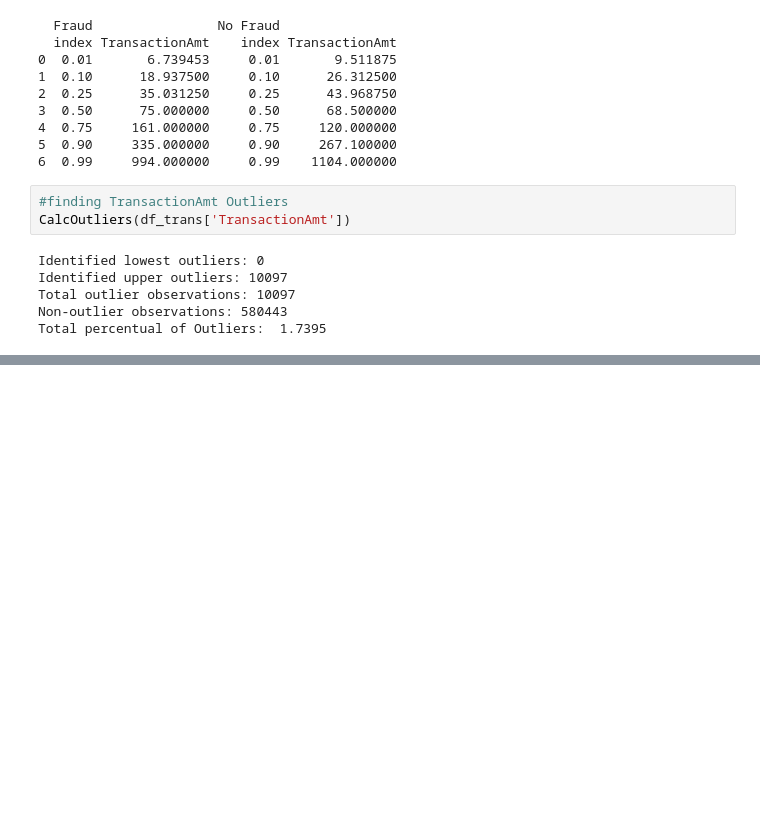
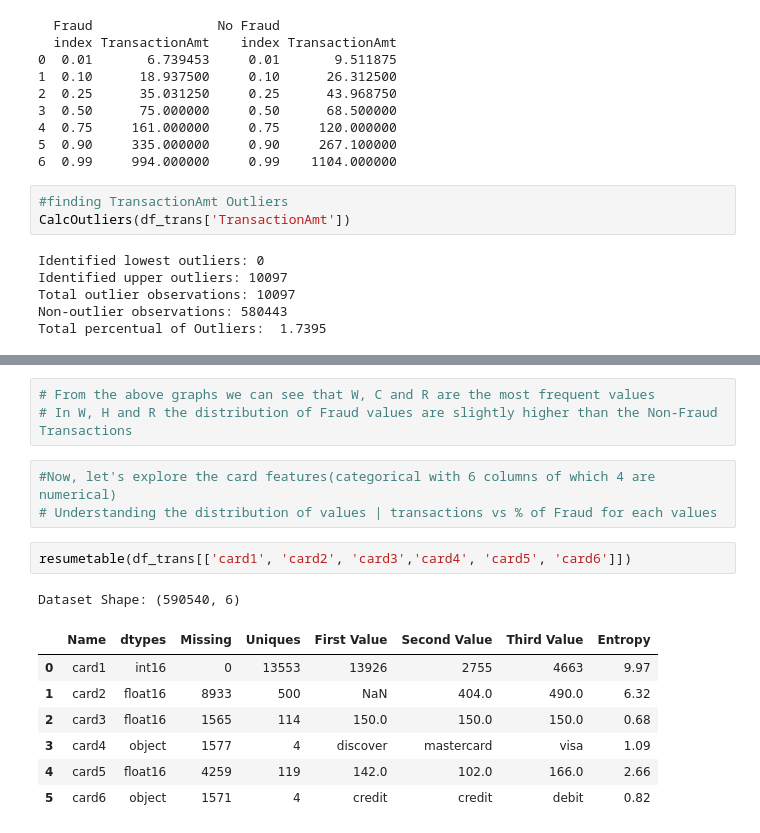
Before and after one commit to Yash1398/Fraud_Detection, a Jupyter notebook: main.ipynb, the cells around one changed output, grey strips where cells are left out. Drawn from its saved outputs; the diff is of its cells as text; blank space fills up the shorter version.

```diff
--- a/main.ipynb
+++ b/main.ipynb
@@ -356,0 +380,17 @@ plt.show()
+# %%
+# From the above graphs we can see that W, C and R are the most frequent values
+# In W, H and R the distribution of Fraud values are slightly higher than the Non-Fraud Transactions
+# %%
+#Now, let's explore the card features(categorical with 6 columns of which 4 are numerical)
+# Understanding the distribution of values | transactions vs % of Fraud for each values
+# %%
+resumetable(df_trans[['card1', 'card2', 'card3','card4', 'card5', 'card6']])
+# %% [output]
+Dataset Shape: (590540, 6)
+|  | Name | dtypes | Missing | Uniques | First Value | Second Value | Third Value | Entropy |
+| 0 | card1 | int16 | 0 | 13553 | 13926 | 2755 | 4663 | 9.97 |
+| 1 | card2 | float16 | 8933 | 500 | NaN | 404.0 | 490.0 | 6.32 |
+| 2 | card3 | float16 | 1565 | 114 | 150.0 | 150.0 | 150.0 | 0.68 |
+| 3 | card4 | object | 1577 | 4 | discover | mastercard | visa | 1.09 |
+| 4 | card5 | float16 | 4259 | 119 | 142.0 | 102.0 | 166.0 | 2.66 |
+| 5 | card6 | object | 1571 | 4 | credit | credit | debit | 0.82 |
```
Also changed, not shown: parts of 6 cells of this notebook.
